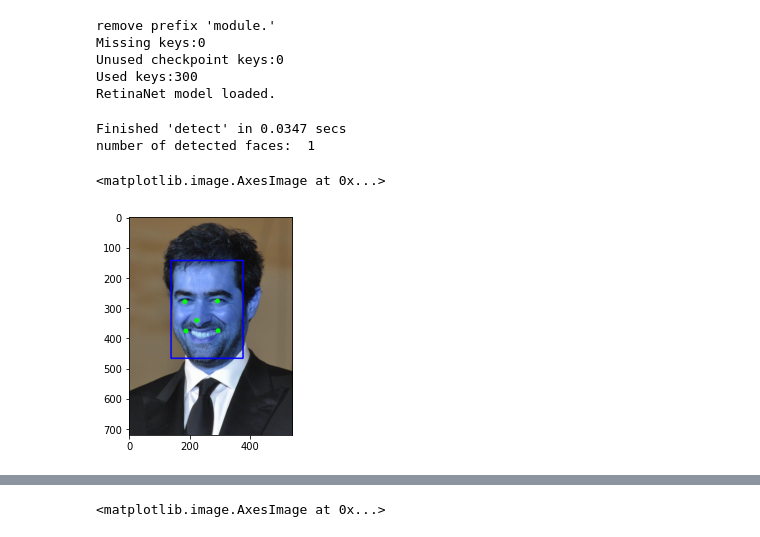
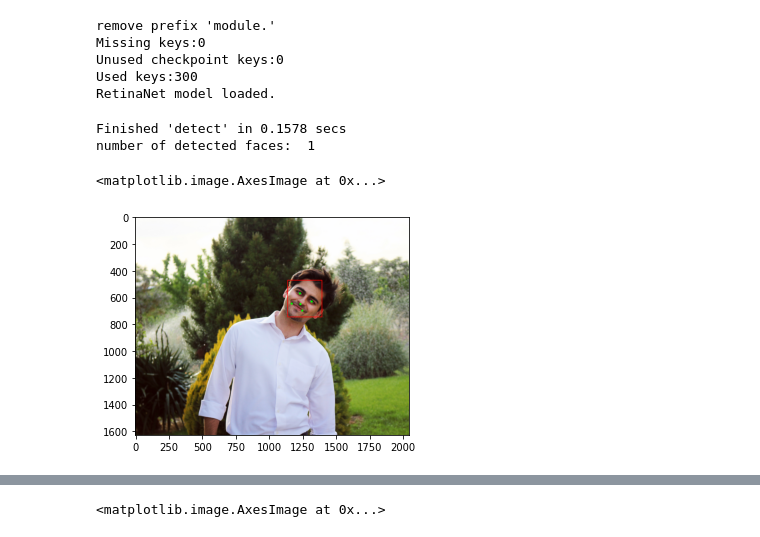
Before and after one commit to SajjadAemmi/Face-Recognition, a Jupyter notebook: Detection.ipynb, the cells around one changed output, grey strips where cells are left out. Cells and saved outputs as stored; diff of their text form; code cells hidden in the pictures.

```diff
--- a/Detection.ipynb
+++ b/Detection.ipynb
@@ -20,31 +20,31 @@ Unused checkpoint keys:0
 Used keys:300
 RetinaNet model loaded.
 # %%
-image_path = "input/shahab.jpg"
+image_path = "input/sajjad2.jpg"
 image = cv2.imread(image_path)
 image = cv2.resize(image, (0,0), fx=0.5, fy=0.5)
 image = cv2.cvtColor(image, cv2.COLOR_BGR2RGB)
 original_image = image.copy()
 
 bounding_boxes, faces, landmarks = detector.detect(image)
 print('number of detected faces: ', len(faces))
 
-bounding_boxes = bounding_boxes.astype(int)
+bounding_boxes = np.array(bounding_boxes).astype(int)
 landmarks = np.array(landmarks).astype(int)
 
 for i, bbox in enumerate(bounding_boxes):
     cv2.rectangle(image, (bbox[0], bbox[1]), (bbox[2], bbox[3]), (255, 0, 0), 4)
     for landmark in landmarks[i]:
         cv2.circle(image, (landmark[0], landmark[1]), 8, (0, 255, 0), -1)
 
-image = cv2.cvtColor(image, cv2.COLOR_BGR2RGB)
+# image = cv2.cvtColor(image, cv2.COLOR_BGR2RGB)
 # cv2.imwrite('output/faces.jpg', image)
 plt.imshow(image)
 # %% [output]
-Finished 'detect' in 0.0347 secs
+Finished 'detect' in 0.1578 secs
 number of detected faces:  1
 <matplotlib.image.AxesImage at 0x...>
-[figure, old version]
+[figure, new version]
 # %%
 image_landmarks = original_image.copy()
 
```
Also changed, not shown: parts of 6 cells of this notebook, 23 other files.
